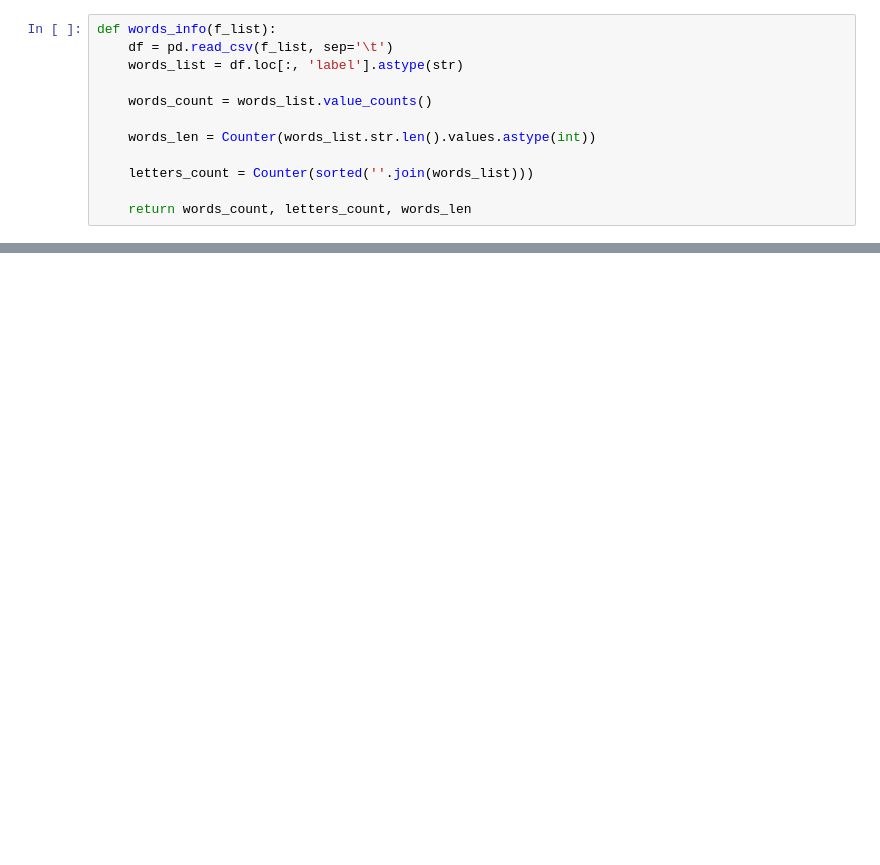
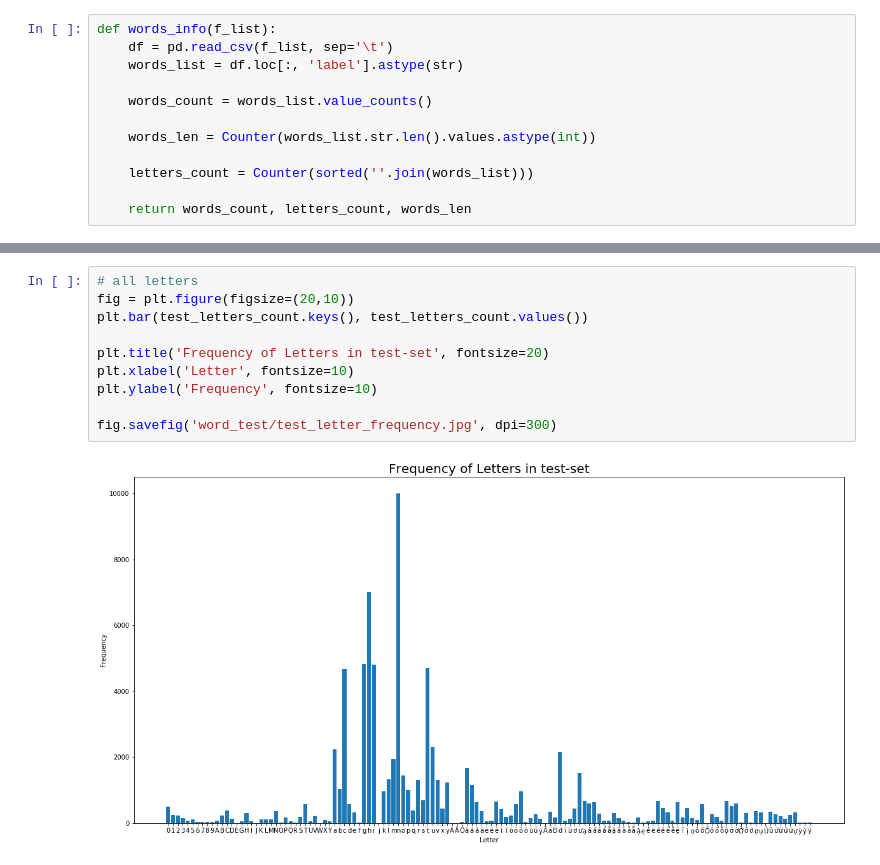
Before and after one commit to VinhLoiIT/vietnamese-htr, a Jupyter notebook: stat/Statistic.ipynb, the cells around one changed output, grey strips where cells are left out. Drawn from its saved outputs; the diff is of its cells as text; blank space fills up the shorter version.

```diff
--- a/stat/Statistic.ipynb
+++ b/stat/Statistic.ipynb
@@ -41,0 +79,12 @@ fig.savefig('words_len.jpg', dpi=300)
+# %%
+# all letters
+fig = plt.figure(figsize=(20,10))
+plt.bar(test_letters_count.keys(), test_letters_count.values())
+
+plt.title('Frequency of Letters in test-set', fontsize=20)
+plt.xlabel('Letter', fontsize=10)
+plt.ylabel('Frequency', fontsize=10)
+
+fig.savefig('word_test/test_letter_frequency.jpg', dpi=300)
+# %% [output]
+[figure, added]
```
Also changed, not shown: parts of 15 cells of this notebook, 6 other files.
